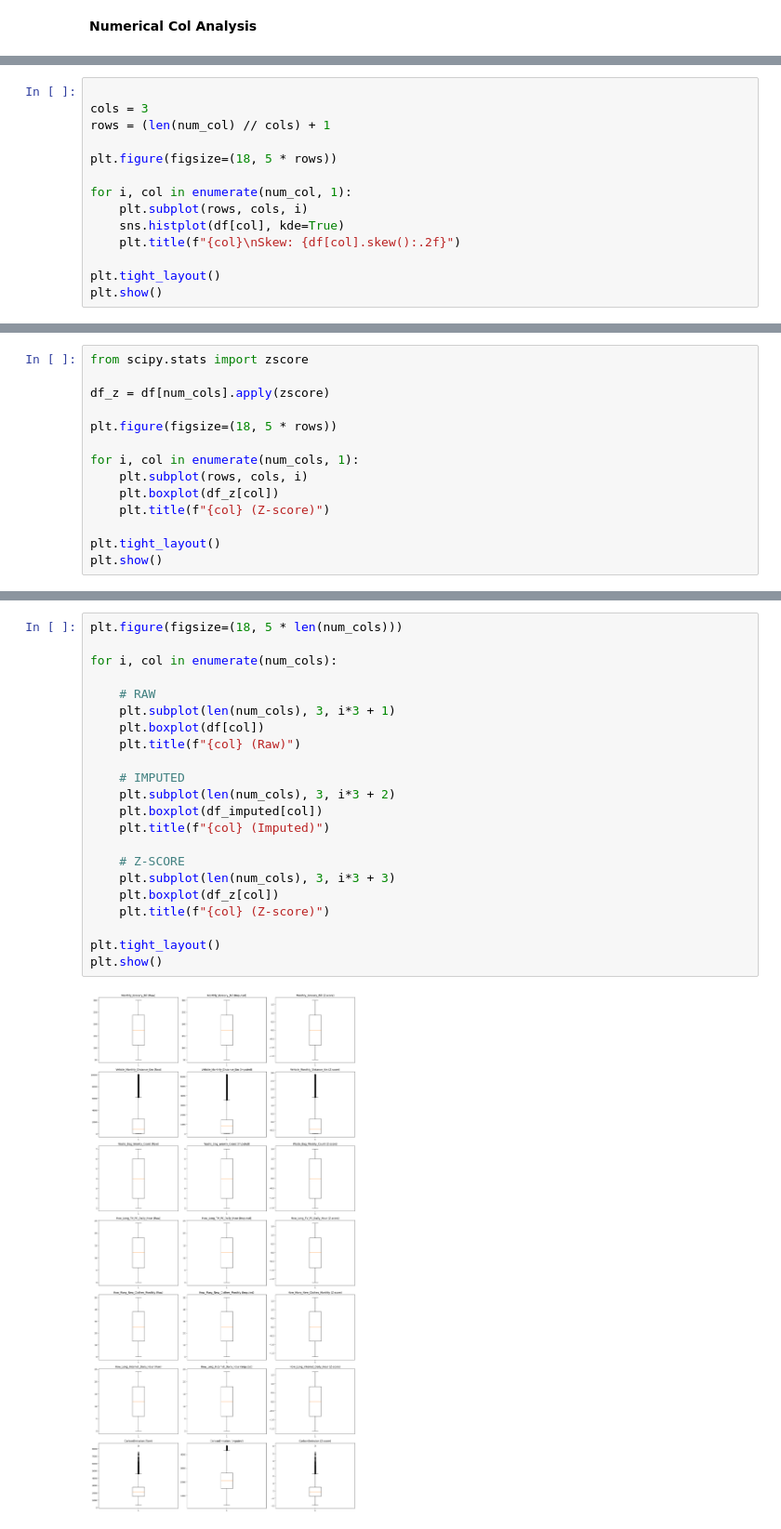
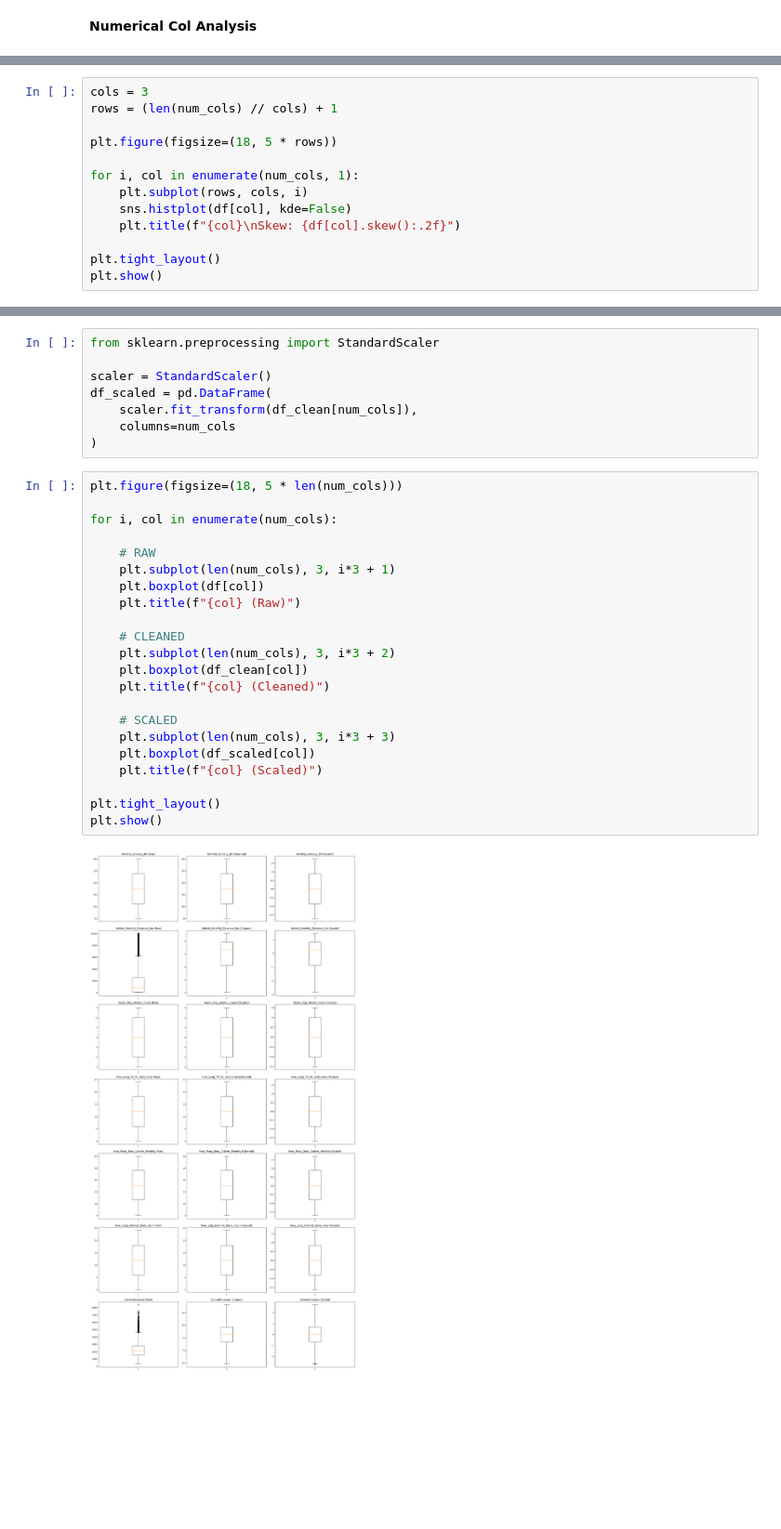
Before and after one commit to Dakshgupta25/CarbonWise, a Jupyter notebook: notebooks/carbonwise.ipynb, the cells around one changed output, grey strips where cells are left out. Shown at 93% size. Cells and saved outputs as stored; diff of their text form; blank space fills up the shorter version.

```diff
--- a/notebooks/carbonwise.ipynb
+++ b/notebooks/carbonwise.ipynb
@@ -277,13 +317,12 @@ df[num_cols].describe()
 # %%
-
 cols = 3
-rows = (len(num_col) // cols) + 1
+rows = (len(num_cols) // cols) + 1
 
 plt.figure(figsize=(18, 5 * rows))
 
-for i, col in enumerate(num_col, 1):
+for i, col in enumerate(num_cols, 1):
     plt.subplot(rows, cols, i)
-    sns.histplot(df[col], kde=True)
+    sns.histplot(df[col], kde=False)
     plt.title(f"{col}\nSkew: {df[col].skew():.2f}")
 
 plt.tight_layout()
@@ -351,14 +404,0 @@ print(outlier_check)
-# %%
-from scipy.stats import zscore
-
-df_z = df[num_cols].apply(zscore)
-
-plt.figure(figsize=(18, 5 * rows))
-
-for i, col in enumerate(num_cols, 1):
-    plt.subplot(rows, cols, i)
-    plt.boxplot(df_z[col])
-    plt.title(f"{col} (Z-score)")
-
-plt.tight_layout()
-plt.show()
@@ -367,24 +405,32 @@ plt.show()
+# %%
+from sklearn.preprocessing import StandardScaler
+
+scaler = StandardScaler()
+df_scaled = pd.DataFrame(
+    scaler.fit_transform(df_clean[num_cols]),
+    columns=num_cols
+)
 # %%
 plt.figure(figsize=(18, 5 * len(num_cols)))
 
 for i, col in enumerate(num_cols):
 
     # RAW
     plt.subplot(len(num_cols), 3, i*3 + 1)
     plt.boxplot(df[col])
     plt.title(f"{col} (Raw)")
 
-    # IMPUTED
+    # CLEANED
     plt.subplot(len(num_cols), 3, i*3 + 2)
-    plt.boxplot(df_imputed[col])
-    plt.title(f"{col} (Imputed)")
+    plt.boxplot(df_clean[col])
+    plt.title(f"{col} (Cleaned)")
 
-    # Z-SCORE
+    # SCALED
     plt.subplot(len(num_cols), 3, i*3 + 3)
-    plt.boxplot(df_z[col])
-    plt.title(f"{col} (Z-score)")
+    plt.boxplot(df_scaled[col])
+    plt.title(f"{col} (Scaled)")
 
 plt.tight_layout()
 plt.show()
 # %% [output]
-[figure, old version]
+[figure, new version]
```
Also changed, not shown: parts of 12 cells of this notebook.
